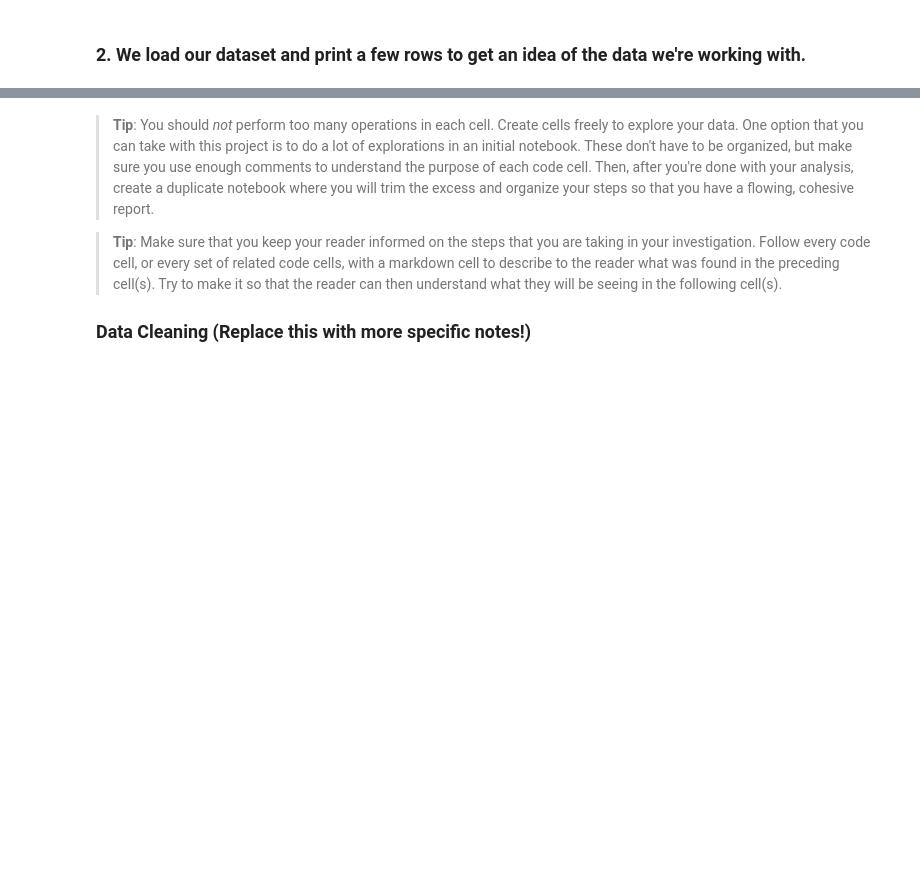
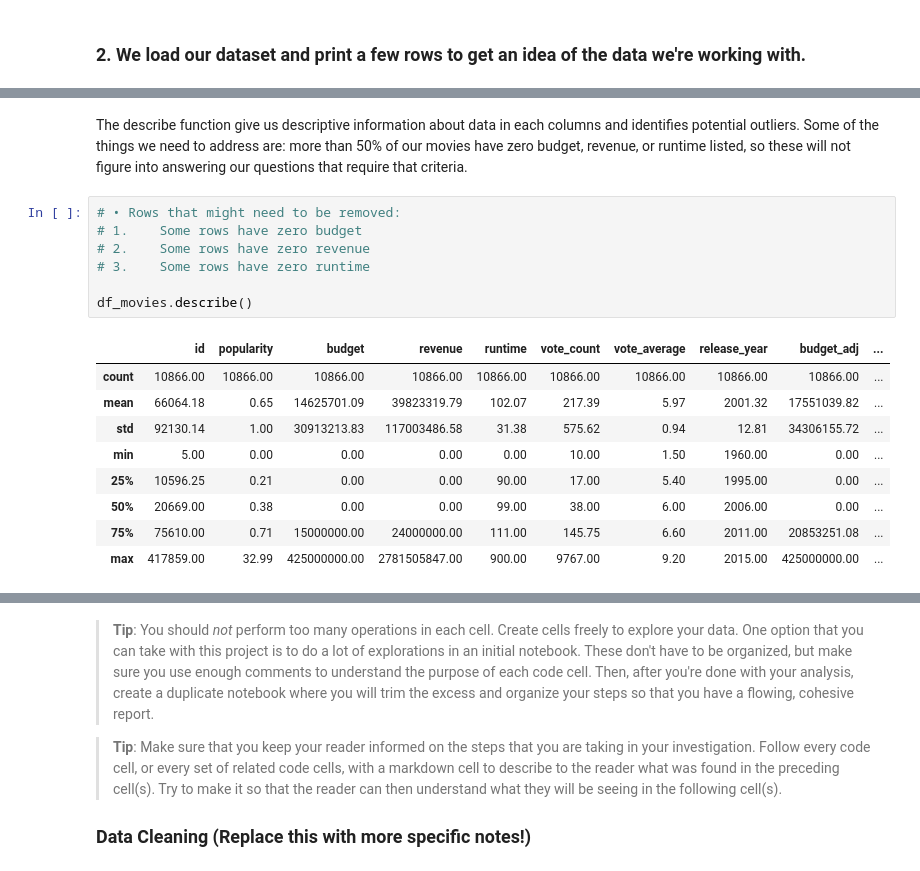
Before and after one commit to PhilipKarns/tmdb_movies, a Jupyter notebook: investigate-tmdb-movie-dataset.ipynb, the cells around one changed output, grey strips where cells are left out. Saved outputs shown, nothing was run; the diff lists cells and outputs as text; blank space fills up the shorter version.

```diff
--- a/investigate-tmdb-movie-dataset.ipynb
+++ b/investigate-tmdb-movie-dataset.ipynb
@@ -70,0 +128,19 @@ We have 21 columns of data to work with. Before we move on, here is a descriptio
+# %% [markdown]
+The describe function give us descriptive information about data in each columns and identifies potential outliers. Some of the things we need to address are: more than 50% of our movies have zero budget, revenue, or runtime listed, so these will not figure into answering our questions that require that criteria.
+# %%
+# •	Rows that might need to be removed:
+# 1.	Some rows have zero budget
+# 2.	Some rows have zero revenue
+# 3.	Some rows have zero runtime
+
+df_movies.describe()
+# %% [output]
+|  | id | popularity | budget | revenue | runtime | vote_count | vote_average | release_year | budget_adj | ... |
+| count | 10866.00 | 10866.00 | 10866.00 | 10866.00 | 10866.00 | 10866.00 | 10866.00 | 10866.00 | 10866.00 | ... |
+| mean | 66064.18 | 0.65 | 14625701.09 | 39823319.79 | 102.07 | 217.39 | 5.97 | 2001.32 | 17551039.82 | ... |
+| std | 92130.14 | 1.00 | 30913213.83 | 117003486.58 | 31.38 | 575.62 | 0.94 | 12.81 | 34306155.72 | ... |
+| min | 5.00 | 0.00 | 0.00 | 0.00 | 0.00 | 10.00 | 1.50 | 1960.00 | 0.00 | ... |
+| 25% | 10596.25 | 0.21 | 0.00 | 0.00 | 90.00 | 17.00 | 5.40 | 1995.00 | 0.00 | ... |
+| 50% | 20669.00 | 0.38 | 0.00 | 0.00 | 99.00 | 38.00 | 6.00 | 2006.00 | 0.00 | ... |
+| 75% | 75610.00 | 0.71 | 15000000.00 | 24000000.00 | 111.00 | 145.75 | 6.60 | 2011.00 | 20853251.08 | ... |
+| max | 417859.00 | 32.99 | 425000000.00 | 2781505847.00 | 900.00 | 9767.00 | 9.20 | 2015.00 | 425000000.00 | ... |
```
Also changed, not shown: parts of 40 cells of this notebook.
